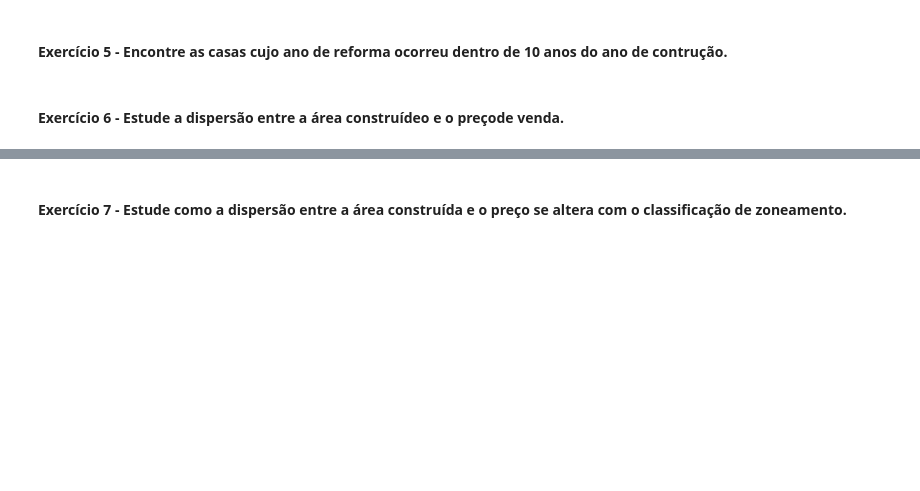
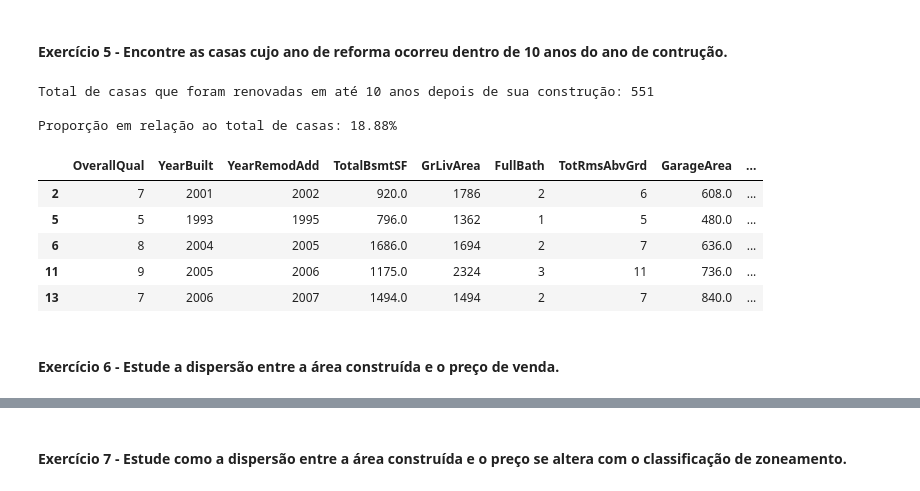
Before and after one commit to Fabiano23/digital_house, a Jupyter notebook: Módulo2/M2A33-MODELAGEM_ESTATISTICA_I/M2A33_PRATICA_INDEPENDENTE_MODELAGEM_ESTATISTICA_I.ipynb, the cells around one changed output, grey strips where cells are left out. Cells and saved outputs as stored; diff of their text form; code cells hidden in the pictures; blank space fills up the shorter version.

Commit message:
Resolução dos exercícios 4, 5, 6 e 7

```diff
--- a/Módulo2/M2A33-MODELAGEM_ESTATISTICA_I/M2A33_PRATICA_INDEPENDENTE_MODELAGEM_ESTATISTICA_I.ipynb
+++ b/Módulo2/M2A33-MODELAGEM_ESTATISTICA_I/M2A33_PRATICA_INDEPENDENTE_MODELAGEM_ESTATISTICA_I.ipynb
@@ -338,4 +348,36 @@ Os preços das casas estão concentrados em valores de 100 a 200 mil dólares te
 # %% [markdown]
 #### Exercício 5 - Encontre as casas cujo ano de reforma ocorreu dentro de 10 anos do ano de contrução.
+# %%
+#Crianco nova coluna com o tempo (anos) demorado até que a casa foi renovada
+#Aqui estamos indicando ao pandas para não levantar um alerta quando criamos a nova coluna
+#Mas antes disso conferi se o código estava tendo o resultado esperado
+with pd.option_context('mode.chained_assignment', None):
+  dados_preditoras['years_till_renovation'] = dados_preditoras['YearRemodAdd'] - dados_preditoras['YearBuilt']
+
+#Novo dataframe com as condições especificadas no exercício
+#Repare que estamos pegando somente as casas que de fato foram renovadas
+#Por isso possuem valor maior que zero na variável years_till_renovation
+novo_df = dados_preditoras[(dados_preditoras['years_till_renovation'] <= 10) & (dados_preditoras['years_till_renovation'] > 0)]
+
+#Imprimindo total de casas que foram renovadas em até 10 anos
+total = novo_df.shape[0]
+prop = round(total / dados_preditoras.shape[0] * 100, 2)
+
+print(f'Total de casas que foram renovadas em até 10 anos depois de sua construção: {total}')
+print()
+print(f'Proporção em relação ao total de casas: {prop}%')
+
+#Primeiras cinco casas com esta especificação
+novo_df.head()
+# %% [output]
+Total de casas que foram renovadas em até 10 anos depois de sua construção: 551
+
+Proporção em relação ao total de casas: 18.88%
+|  | OverallQual | YearBuilt | YearRemodAdd | TotalBsmtSF | GrLivArea | FullBath | TotRmsAbvGrd | GarageArea | ... |
+| 2 | 7 | 2001 | 2002 | 920.0 | 1786 | 2 | 6 | 608.0 | ... |
+| 5 | 5 | 1993 | 1995 | 796.0 | 1362 | 1 | 5 | 480.0 | ... |
+| 6 | 8 | 2004 | 2005 | 1686.0 | 1694 | 2 | 7 | 636.0 | ... |
+| 11 | 9 | 2005 | 2006 | 1175.0 | 2324 | 3 | 11 | 736.0 | ... |
+| 13 | 7 | 2006 | 2007 | 1494.0 | 1494 | 2 | 7 | 840.0 | ... |
 # %% [markdown]
-#### Exercício 6 - Estude a dispersão entre a área construídeo e o preçode venda.
+#### Exercício 6 - Estude a dispersão entre a área construída e o preço de venda.
```
Also changed, not shown: parts of 14 cells of this notebook.
